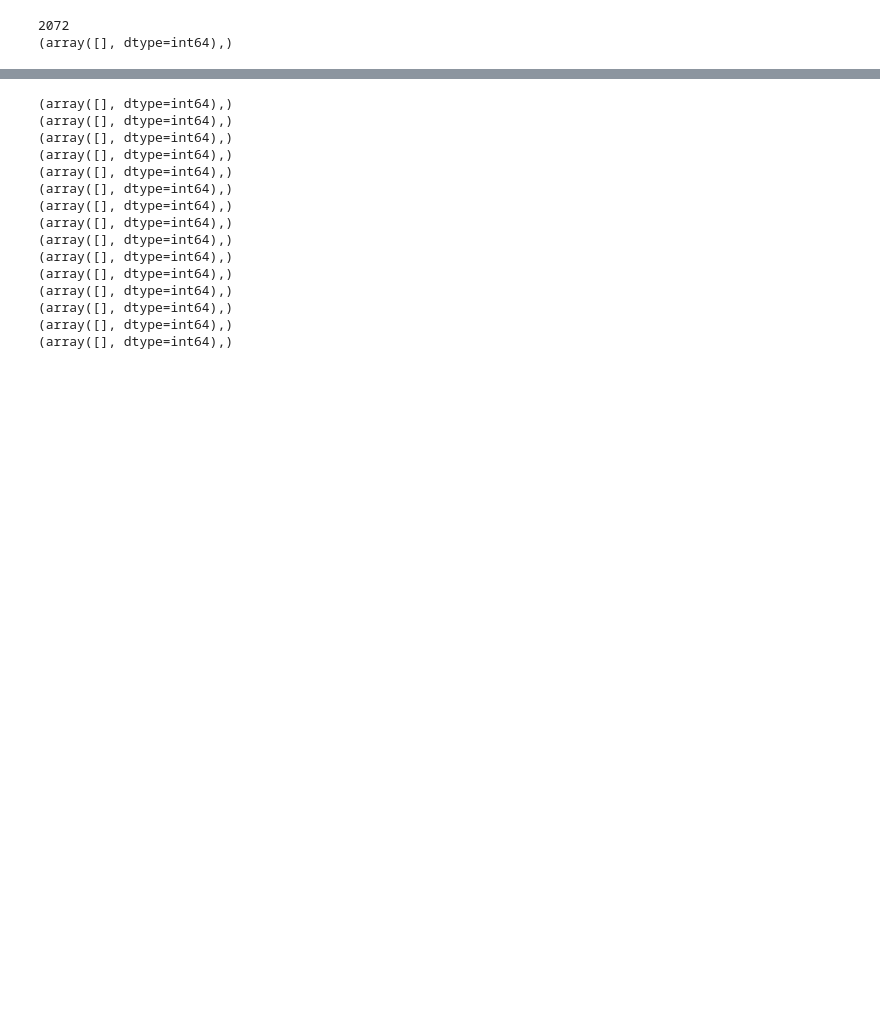
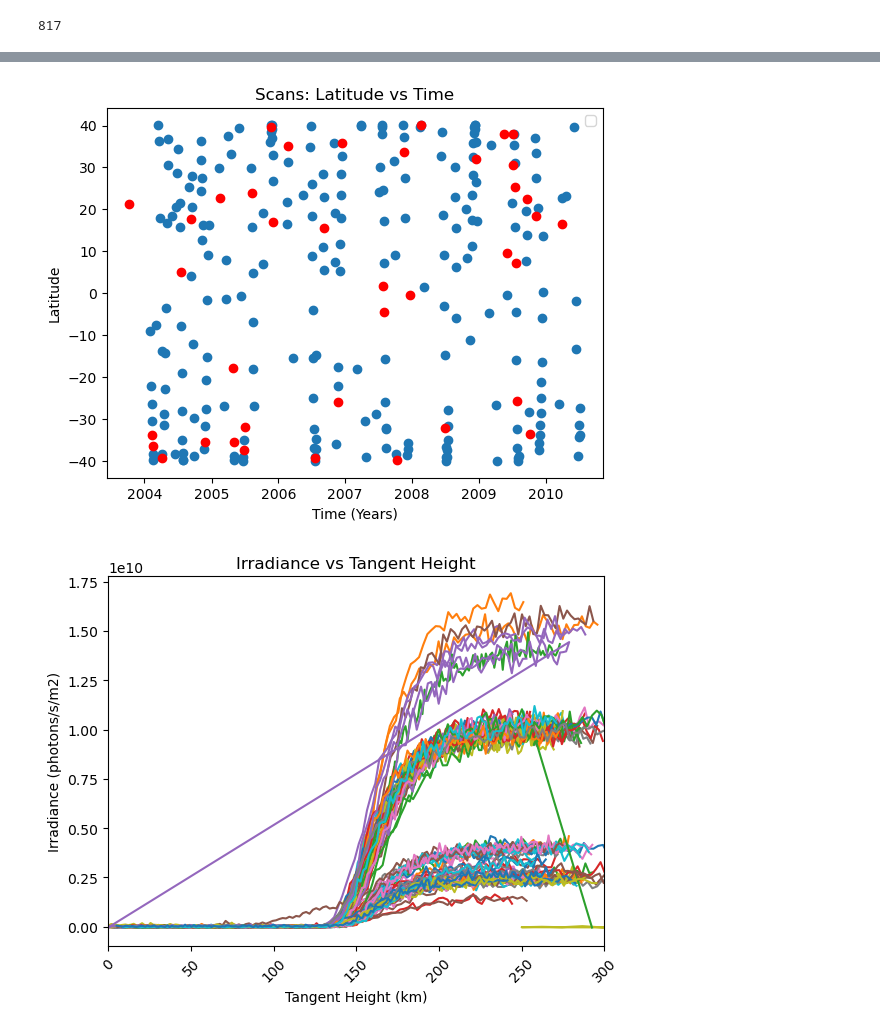
Before and after one commit to spacemanjosh/sorce-occultations, a Jupyter notebook: 2023-SORCE-Gravity-Wave/2023_Gravity_Wave_Code.ipynb, the cells around one changed output, grey strips where cells are left out. Drawn from its saved outputs; the diff is of its cells as text; code cells hidden in the pictures; blank space fills up the shorter version.

```diff
--- a/2023-SORCE-Gravity-Wave/2023_Gravity_Wave_Code.ipynb
+++ b/2023-SORCE-Gravity-Wave/2023_Gravity_Wave_Code.ipynb
@@ -33,7 +29,7 @@ top_half_irr = []
 top_quarter_irr = []
 #Bottom half of irradiance files
 bottom_half_irr = []
-#Extinction rations
+#Extinction ratios
 ratio = []
 #List of indexes where the extinction ratio is within a specified range
 er_range = []
@@ -43,19 +39,27 @@ density_uncertainty = []
 uncertainty_profiles = []
 #Holds a list of times
 date_time = []
+#Holds a list of local times
+local_date_time = []
 #Holds a list of lattitudes
 lat = []
+#Holds a list of longitdues
+lon = []
 #Holds a list of times for the scans with waves
 date_time_waves = []
+#Holds a list of local times for the scans with waves
+date_local_time_waves = []
 #Holds a list of lattitudes for the scans with waves
 lat_waves = []
+#Holds a list of longitudes for the scans with waves
+lon_waves = []
 #Holds a list of star names for each scan
 star_names = []
 
 #Makes the multi_files readable
 multi_files = open('scans_with_multiple_occultation.txt')
 ms = multi_files.readlines()
-ms= [i.strip('\n') for i in ms]
+ms = [i.strip('\n') for i in ms]
 
 #The length of files list in the occultation package
 num_occ = len(occ.files)
@@ -74,7 +78,7 @@ for i in range(num_occ):
         pass
     else:
         #Runs the get_cd function and stores the height, column density, smoothed column density, and extinction ratio
-        density = occ.get_cd(occ.files[i], plot = (i % 4000 == 0))
+        density = occ.get_cd(occ.files[i], plot = (i % 2000 == 0))
         ratio = density[4]
         cd = density[0]
         smoothed_cd = density[5]
@@ -82,6 +86,9 @@ for i in range(num_occ):
         density_uncertainty = density[6]
         time = density[2]
         lattitude = density[7]
+        longitude = density[8]
+        local = (time.timestamp()+longitude)/(15)
+        #star = density[8]
 
         if len(height) == 0:
             pass
@@ -94,27 +101,27 @@ for i in range(num_occ):
             density_uncertainty = density_uncertainty[er_range]
             #time = time[er_range]
             #lattitude = lattitude[er_range]
-            occ.irr_height(occ.files[i], plot = (i % 2000 == 0))
+            occ.irr_height(occ.files[i], plot = (i % 4000 == 0))
             med_irr.append(np.median(occ.irradiance(occ.files[i])))
             density_profiles.append(cd)
             smoothed_density_profiles.append(smoothed_cd)
             height_profiles.append(height)
             uncertainty_profiles.append(density_uncertainty)
+            #star_names.append(star)
 
             if i in scans_with_waves:
                 date_time_waves.append(time)
                 lat_waves.append(lattitude)
+                lon_waves.append(longitude)
+                date_local_time_waves.append(local)
             else:
                 date_time.append(time)
                 lat.append(lattitude)
+                lon.append(longitude)
+                local_date_time.append(local)
             file_id.append(occ.files[i].name)
 
 
-
-'''x = np.linspace(1, len(med_irr), num=len(med_irr))
-plt.figure()
-plt.bar(x, med_irr)
-plt.show()'''
 
 for i in range(len(med_irr)):
     if (med_irr[i] >= Average(med_irr)):
@@ -135,24 +142,19 @@ plt.xlabel('Time (Years)')
 plt.ylabel('Latitude')
 plt.show()
 
-'''x_top = np.linspace(1, len(top_half_irr), num=len(top_half_irr))
-plt.figure()
-plt.bar(x_top, top_half_irr)
-plt.show()
-print(min(top_half_irr))
-print(max(top_half_irr))'''
-
-'''for i in range(len(med_irr)):
-    if occ.files[i].name in ms:
-        pass
-    elif med_irr[i] in top_half_irr:
-        occ.irr_height(occ.files[i], plot = True)'''
+'''plt.figure()
+plt.scatter(date_time, local_date_time)
+plt.scatter(date_time_waves, date_local_time_waves, color = 'red')
+plt.title('Scans: Local Time vs UTC')
+plt.legend()
+plt.xlabel('Time (Years)')
+plt.ylabel('Local Time')
+plt.show()'''
 
 for i in range(len(med_irr)):
     if occ.files[i].name in ms:
         pass
-    elif med_irr[i] in top_quarter_irr:
+    else:
         occ.irr_height(occ.files[i], plot = True)
 # %% [output]
-2072
-(array([], dtype=int64),)
+817
@@ -162,18 +163,5 @@ WARNING: nan_treatment='interpolate', however, NaN values detected post convolut
-(array([], dtype=int64),)
-(array([], dtype=int64),)
-(array([], dtype=int64),)
-(array([], dtype=int64),)
-(array([], dtype=int64),)
-(array([], dtype=int64),)
-(array([], dtype=int64),)
-(array([], dtype=int64),)
-(array([], dtype=int64),)
-(array([], dtype=int64),)
-(array([], dtype=int64),)
-(array([], dtype=int64),)
-(array([], dtype=int64),)
-(array([], dtype=int64),)
-(array([], dtype=int64),)
+[figure, added]
+[figure, added]
 # %%
 for i in range(num_occ):
     if occ.files[i].name in ms:
```
Also changed, not shown: parts of 3 cells of this notebook, 1 other file.
